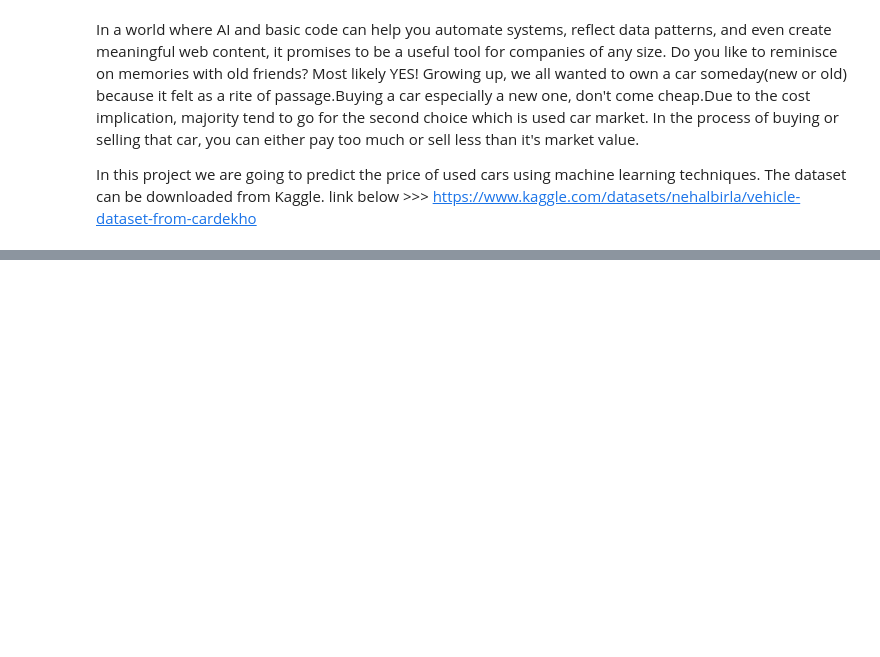
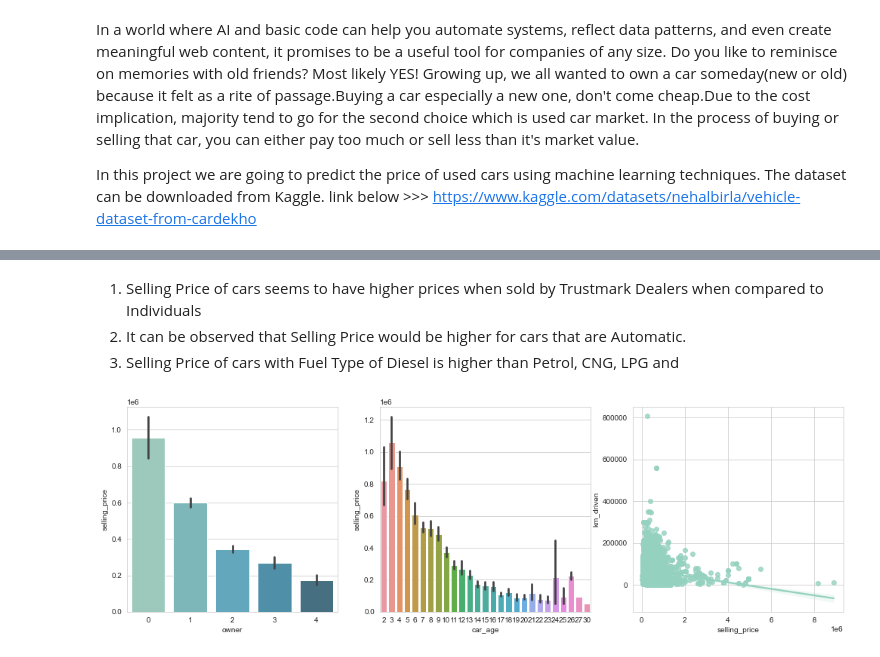
Before and after one commit to buriihenry/Used-Car-Price-Prediction, a Jupyter notebook: Used_Car_Price_Prediction.ipynb, the cells around one changed output, grey strips where cells are left out. Drawn from its saved outputs; the diff is of its cells as text; code cells hidden in the pictures; blank space fills up the shorter version.

```diff
--- a/Used_Car_Price_Prediction.ipynb
+++ b/Used_Car_Price_Prediction.ipynb
@@ -20,0 +162,23 @@ sns.set_palette("GnBu_d")
+# %% [markdown]
+1. Selling Price of cars seems to have higher prices when sold by Trustmark Dealers when compared to Individuals
+2. It can be observed that Selling Price would be higher for cars that are Automatic.
+3. Selling Price of cars with Fuel Type of Diesel is higher than Petrol, CNG, LPG and
+# %%
+plt.figure(figsize=[17,5])
+plt.subplot(1,3,1)
+sns.barplot(x = 'owner',
+            y = 'selling_price',
+            data = df)
+
+plt.subplot(1,3,2)
+sns.barplot(x = 'car_age',
+            y = 'selling_price',
+            data = df)
+
+plt.subplot(1,3,3)
+sns.regplot(x = 'selling_price',
+            y = 'km_driven',
+            data = df)
+plt.show()
+# %% [output]
+[figure, added]
```
Also changed, not shown: parts of 21 cells of this notebook.
